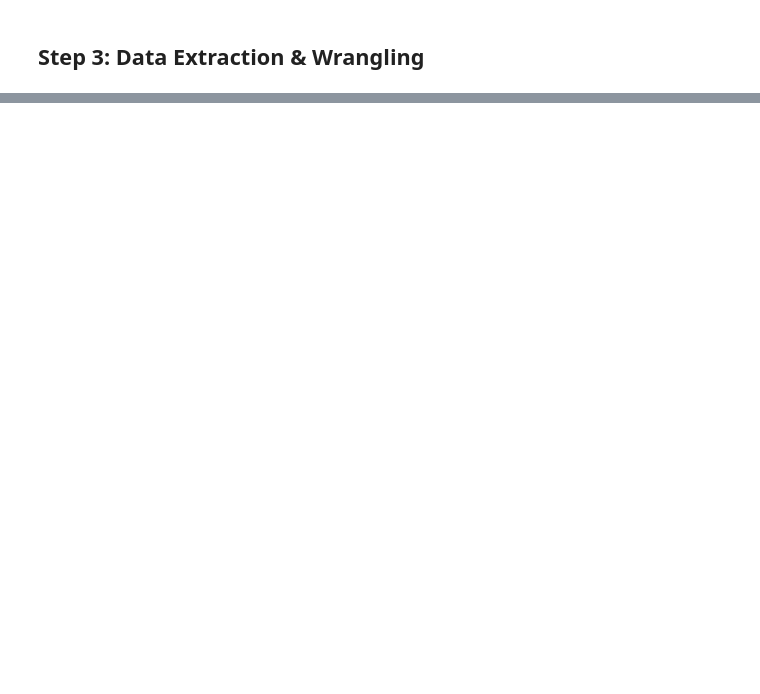
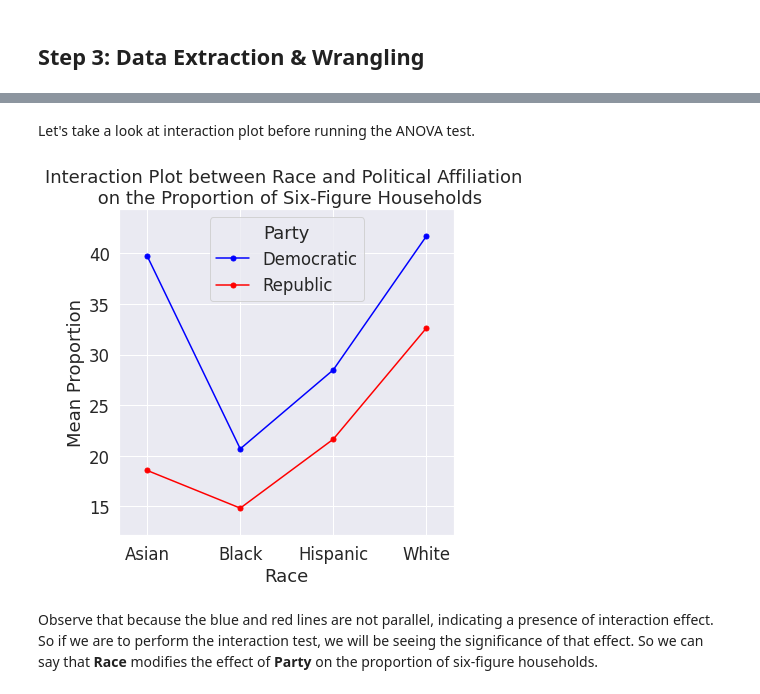
Before and after one commit to phengangchiv/AWS_course, a Jupyter notebook: Congressional_Analysis_Revised.ipynb, the cells around one changed output, grey strips where cells are left out. Drawn from its saved outputs; the diff is of its cells as text; code cells hidden in the pictures; blank space fills up the shorter version.

```diff
--- a/Congressional_Analysis_Revised.ipynb
+++ b/Congressional_Analysis_Revised.ipynb
@@ -391,0 +442,25 @@ Add Here
+# %% [markdown]
+Let's take a look at interaction plot before running the ANOVA test.
+# %%
+from statsmodels.graphics.factorplots import interaction_plot
+fig, ax = plt.subplots(figsize=(6, 6))
+fig = interaction_plot(
+    x = df_final2["Race"],
+    trace = df_final2["Party"],
+    response = df_final2["Proportion"],
+    colors = ["blue", "red"],
+    ms = 10,
+    ax = ax
+)
+
+# Label the graph
+plt.title("Interaction Plot between Race and Political Affiliation \n on the Proportion of Six-Figure Households")
+plt.xlabel("Race")
+plt.ylabel("Mean Proportion")
+
+# display the plot
+plt.show()
+# %% [output]
+[figure, added]
+# %% [markdown]
+Observe that because the blue and red lines are not parallel, indicating a presence of interaction effect. So if we are to perform the interaction test, we will be seeing the significance of that effect. So we can say that **Race** modifies the effect of **Party** on the proportion of six-figure households.
```
Also changed, not shown: parts of 69 cells of this notebook.
